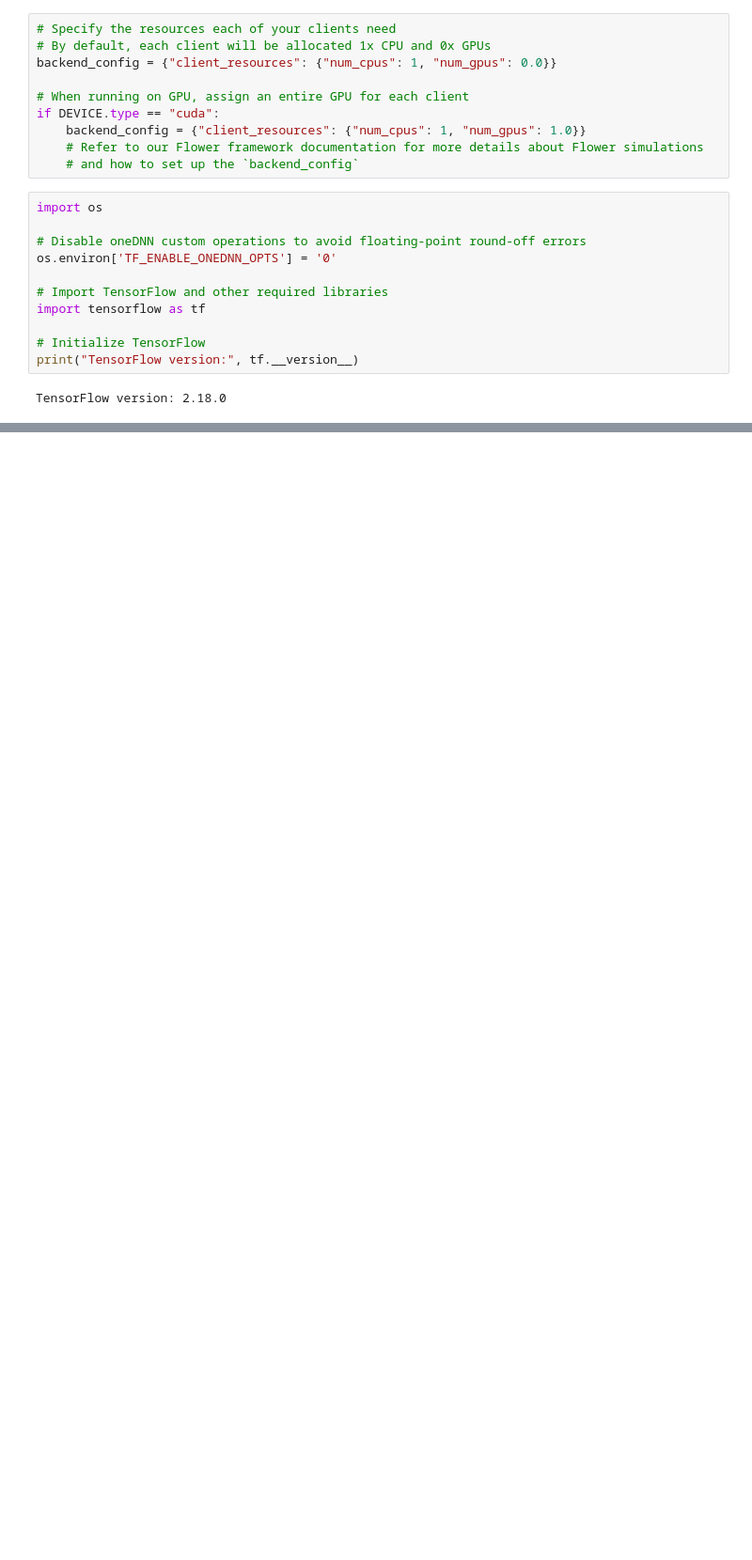
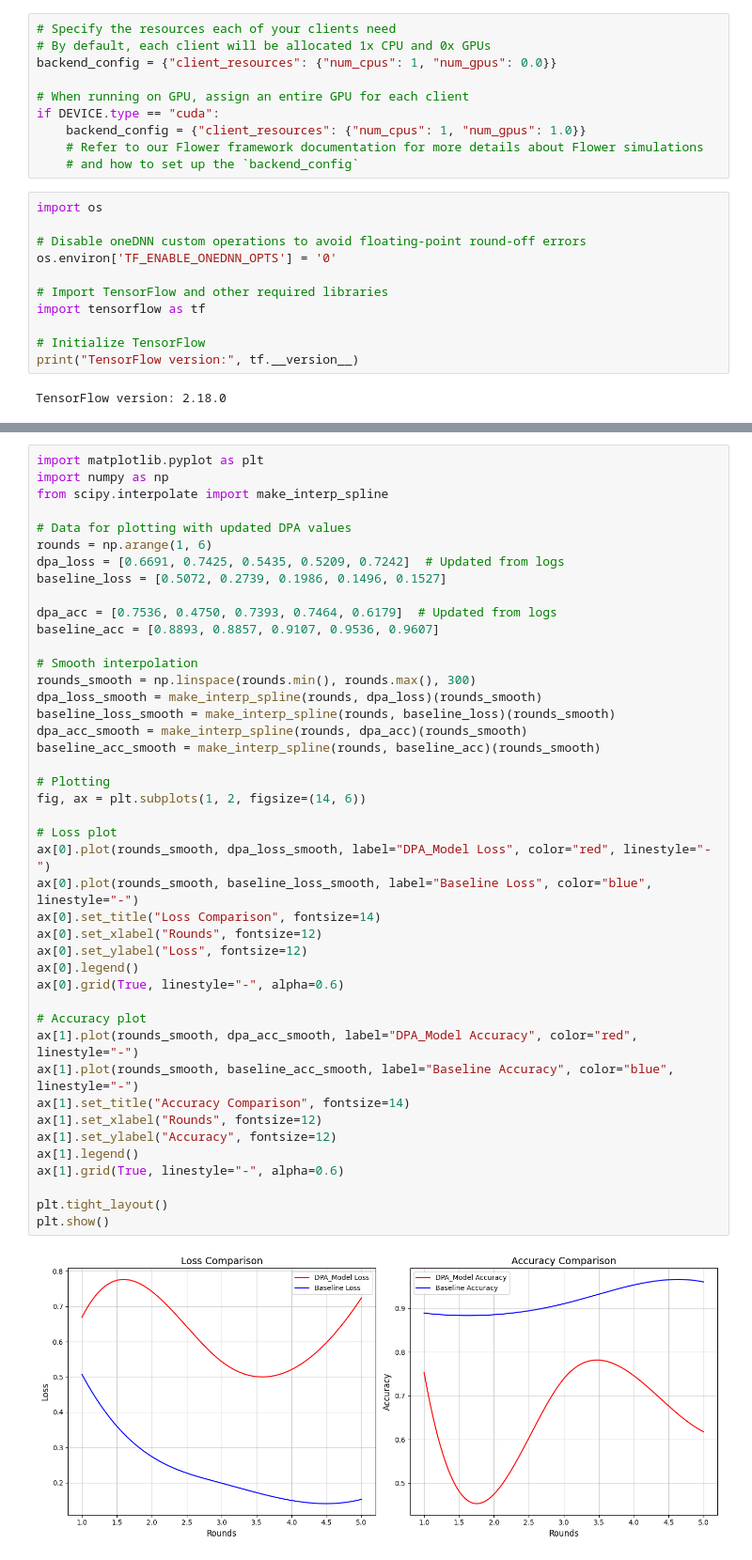
Before and after one commit to Puwuu22/Attacks-on-the-Model-Aggregation-in-Federated-Learning, a Jupyter notebook: DPA_Attack/Flip_Label_Attack/DPA_Model.ipynb, the cells around one changed output, grey strips where cells are left out. Shown at 94% size. Cells and saved outputs as stored; diff of their text form; blank space fills up the shorter version.

```diff
--- a/DPA_Attack/Flip_Label_Attack/DPA_Model.ipynb
+++ b/DPA_Attack/Flip_Label_Attack/DPA_Model.ipynb
@@ -497,0 +447,45 @@ Prediction: Spam
+# %%
+import matplotlib.pyplot as plt
+import numpy as np
+from scipy.interpolate import make_interp_spline
+
+# Data for plotting with updated DPA values
+rounds = np.arange(1, 6)
+dpa_loss = [0.6691, 0.7425, 0.5435, 0.5209, 0.7242]  # Updated from logs
+baseline_loss = [0.5072, 0.2739, 0.1986, 0.1496, 0.1527]
+
+dpa_acc = [0.7536, 0.4750, 0.7393, 0.7464, 0.6179]  # Updated from logs
+baseline_acc = [0.8893, 0.8857, 0.9107, 0.9536, 0.9607]
+
+# Smooth interpolation
+rounds_smooth = np.linspace(rounds.min(), rounds.max(), 300)
+dpa_loss_smooth = make_interp_spline(rounds, dpa_loss)(rounds_smooth)
+baseline_loss_smooth = make_interp_spline(rounds, baseline_loss)(rounds_smooth)
+dpa_acc_smooth = make_interp_spline(rounds, dpa_acc)(rounds_smooth)
+baseline_acc_smooth = make_interp_spline(rounds, baseline_acc)(rounds_smooth)
+
+# Plotting
+fig, ax = plt.subplots(1, 2, figsize=(14, 6))
+
+# Loss plot
+ax[0].plot(rounds_smooth, dpa_loss_smooth, label="DPA_Model Loss", color="red", linestyle="-")
+ax[0].plot(rounds_smooth, baseline_loss_smooth, label="Baseline Loss", color="blue", linestyle="-")
+ax[0].set_title("Loss Comparison", fontsize=14)
+ax[0].set_xlabel("Rounds", fontsize=12)
+ax[0].set_ylabel("Loss", fontsize=12)
+ax[0].legend()
+ax[0].grid(True, linestyle="-", alpha=0.6)
+
+# Accuracy plot
+ax[1].plot(rounds_smooth, dpa_acc_smooth, label="DPA_Model Accuracy", color="red", linestyle="-")
+ax[1].plot(rounds_smooth, baseline_acc_smooth, label="Baseline Accuracy", color="blue", linestyle="-")
+ax[1].set_title("Accuracy Comparison", fontsize=14)
+ax[1].set_xlabel("Rounds", fontsize=12)
+ax[1].set_ylabel("Accuracy", fontsize=12)
+ax[1].legend()
+ax[1].grid(True, linestyle="-", alpha=0.6)
+
+plt.tight_layout()
+plt.show()
+# %% [output]
+[figure, added]
```
Also changed, not shown: parts of 5 cells of this notebook, 16 other files.
